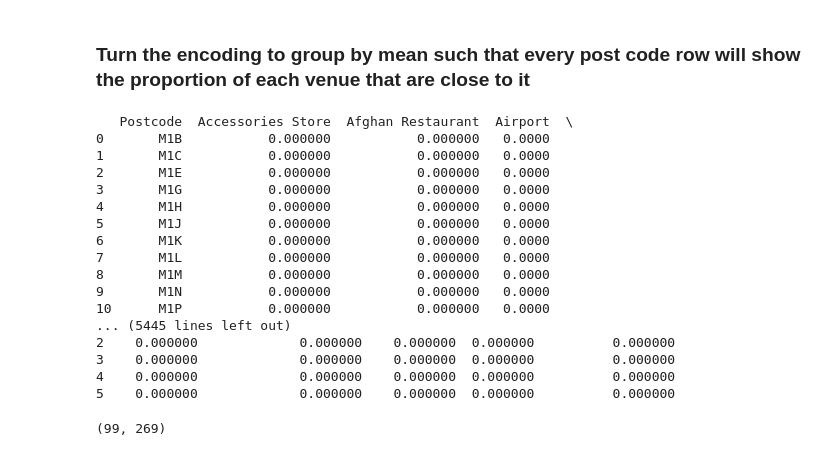
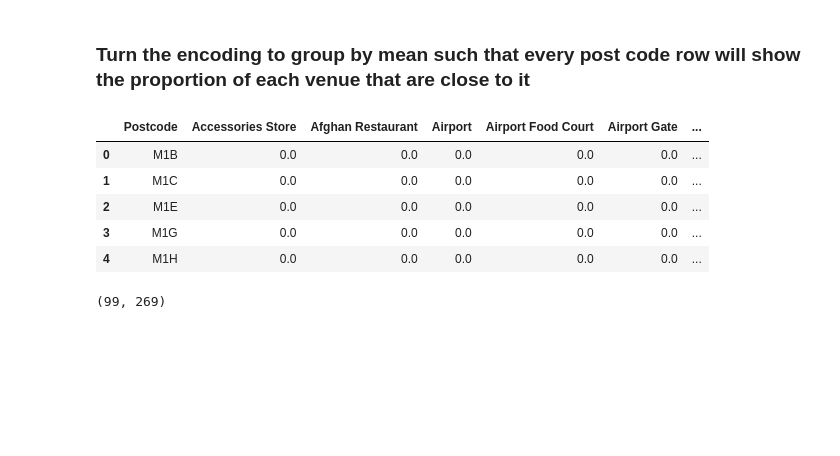
Before and after one commit to drukermanOG/Coursera-IBM-data-science-certificate, a Jupyter notebook: Neighborhoods in Toronto.ipynb, the cells around one changed output. Cells and saved outputs as stored; diff of their text form; code cells hidden in the pictures; blank space fills up the shorter version.

```diff
--- a/Neighborhoods in Toronto.ipynb
+++ b/Neighborhoods in Toronto.ipynb
@@ -295,25 +284,14 @@ toronto_onehot.shape
 ### Turn the encoding to group by mean such that every post code row will show the proportion of each venue that are close to it
 # %%
 toronto_grouped = toronto_onehot.groupby('Postcode').mean().reset_index()
-toronto_grouped
+toronto_grouped.head()
 # %% [output]
-   Postcode  Accessories Store  Afghan Restaurant  Airport  \
-0       M1B           0.000000           0.000000   0.0000
-1       M1C           0.000000           0.000000   0.0000
-2       M1E           0.000000           0.000000   0.0000
-3       M1G           0.000000           0.000000   0.0000
-4       M1H           0.000000           0.000000   0.0000
-5       M1J           0.000000           0.000000   0.0000
-6       M1K           0.000000           0.000000   0.0000
-7       M1L           0.000000           0.000000   0.0000
-8       M1M           0.000000           0.000000   0.0000
-9       M1N           0.000000           0.000000   0.0000
-10      M1P           0.000000           0.000000   0.0000
-... (5445 lines left out)
-2    0.000000             0.000000    0.000000  0.000000          0.000000
-3    0.000000             0.000000    0.000000  0.000000          0.000000
-4    0.000000             0.000000    0.000000  0.000000          0.000000
-5    0.000000             0.000000    0.000000  0.000000          0.000000
+|  | Postcode | Accessories Store | Afghan Restaurant | Airport | Airport Food Court | Airport Gate | ... |
+| 0 | M1B | 0.0 | 0.0 | 0.0 | 0.0 | 0.0 | ... |
+| 1 | M1C | 0.0 | 0.0 | 0.0 | 0.0 | 0.0 | ... |
+| 2 | M1E | 0.0 | 0.0 | 0.0 | 0.0 | 0.0 | ... |
+| 3 | M1G | 0.0 | 0.0 | 0.0 | 0.0 | 0.0 | ... |
+| 4 | M1H | 0.0 | 0.0 | 0.0 | 0.0 | 0.0 | ... |
 # %%
 toronto_grouped.shape
 # %% [output]
```
Also changed, not shown: parts of 1 cell of this notebook.
